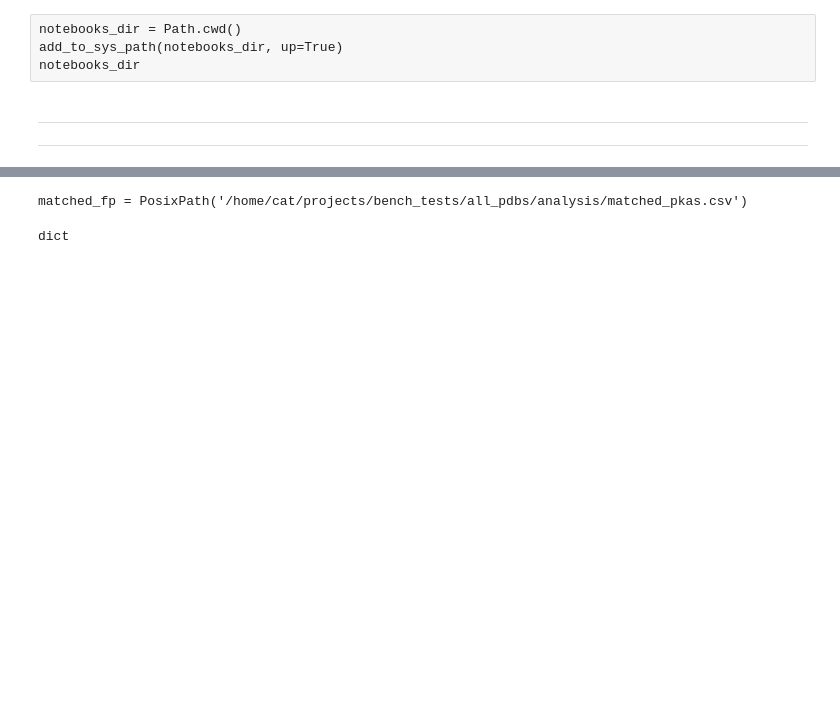
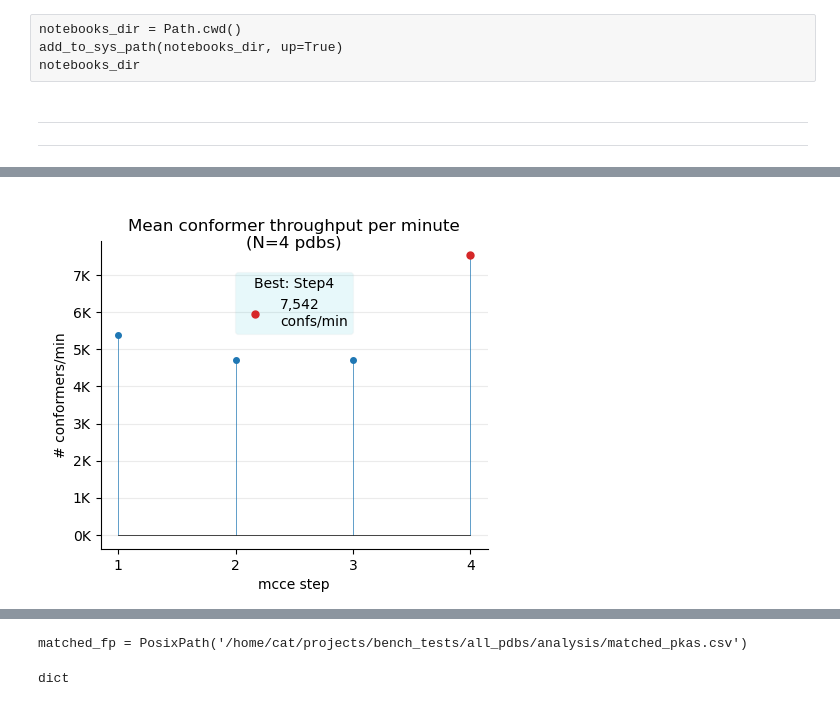
Before and after one commit to GunnerLab/MCCE_Benchmarking, a Jupyter notebook: notebooks/prep.ipynb, the cells around one changed output, grey strips where cells are left out. Drawn from its saved outputs; the diff is of its cells as text; code cells hidden in the pictures; blank space fills up the shorter version.

```diff
--- a/notebooks/prep.ipynb
+++ b/notebooks/prep.ipynb
@@ -106,0 +456,5 @@ pdbs = PosixPath('/home/cat/projects/bench_tests/all_pdbs/RUNS')
+# %%
+tpA = confs_tpA.parent.joinpath(OUT_FILES.FIG_CONFS_TP.value)
+Image(tpA)
+# %% [output]
+[figure, added]
```
Also changed, not shown: parts of 37 cells of this notebook, 6 other files.
